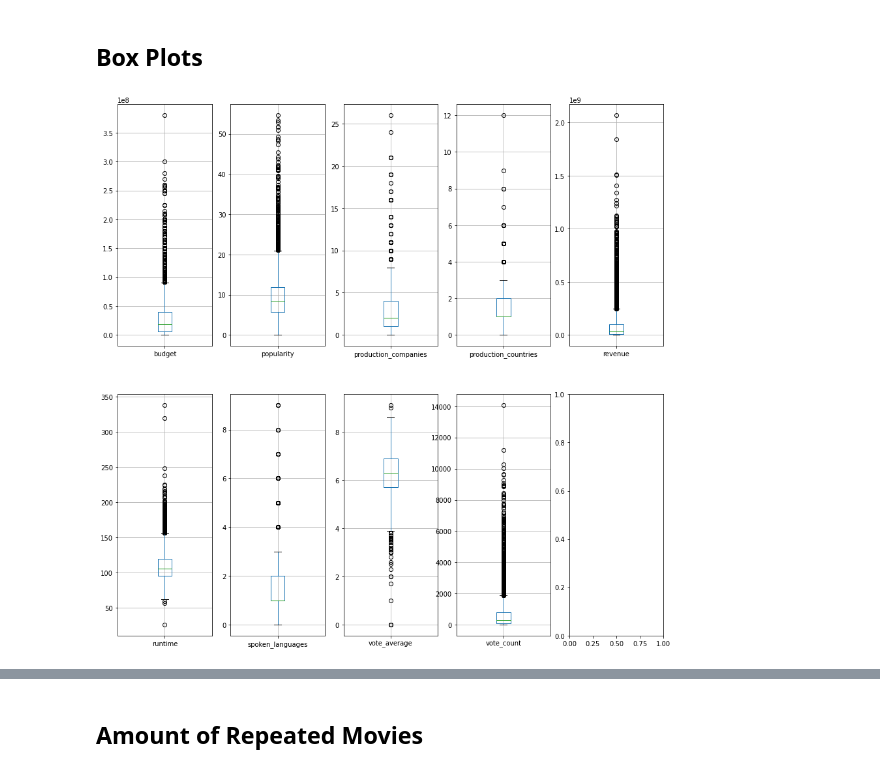
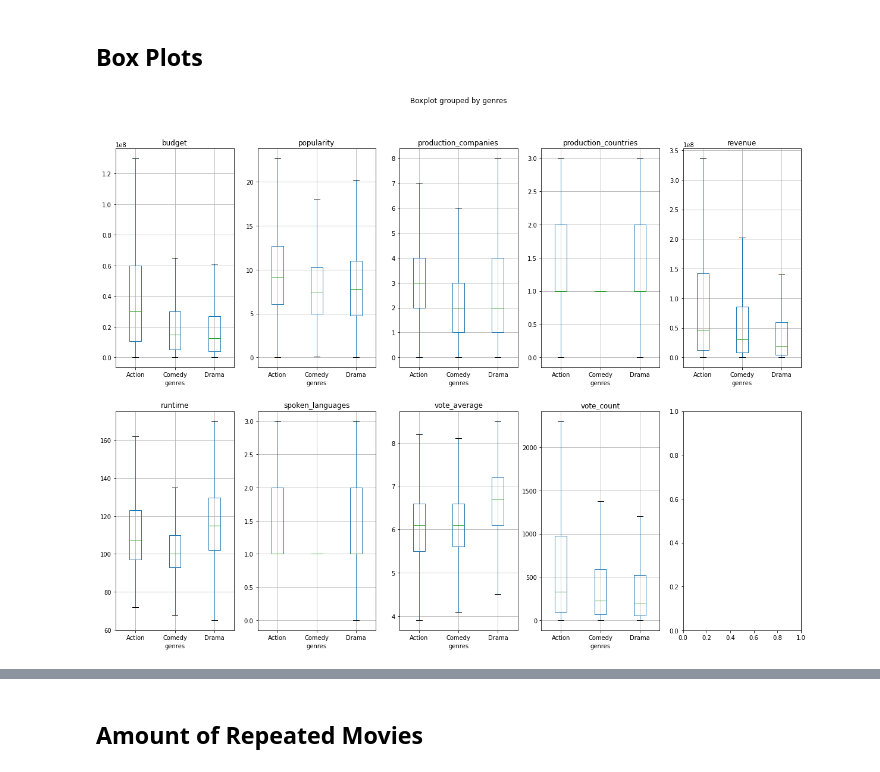
Before and after one commit to matiapa/itba-ml, a Jupyter notebook: TP4/data_analysis.ipynb, the cells around one changed output, grey strips where cells are left out. Drawn from its saved outputs; the diff is of its cells as text; code cells hidden in the pictures.

```diff
--- a/TP4/data_analysis.ipynb
+++ b/TP4/data_analysis.ipynb
@@ -117,12 +51,16 @@ df.describe()
 # %%
 # make a boxplot for each numeric column in a different subplot
 
-fig, axes = plt.subplots(nrows=2, ncols=5, figsize=(15, 15))
+fig, axes = plt.subplots(nrows=2, ncols=5, figsize=(20, 15))
 i = 0
+df = df[df['genres'].isin(['Action', 'Comedy', 'Drama'])]
 for col in df.columns:
     if col in ['popularity', 'budget', 'revenue', 'runtime', 'vote_average', 'vote_count', 'production_companies', 'production_countries', 'spoken_languages']:
-        df.boxplot(column=col, ax=axes[i // 5, i % 5])
+        # hacer un boxplot por genero
+        df.boxplot(column=col, by='genres', ax=axes[i // 5, i % 5], showfliers=False)
+        # df.boxplot(column=col, ax=axes[i // 5, i % 5])
         i += 1
 # df.boxplot(column=['popularity', 'budget', 'revenue', 'runtime', 'vote_average', 'vote_count'])
+# df.boxplot(column='popularity', by='genres')
 # %% [output]
-[figure, old version]
+[figure, new version]
```
Also changed, not shown: parts of 18 cells of this notebook, 4 other files.
